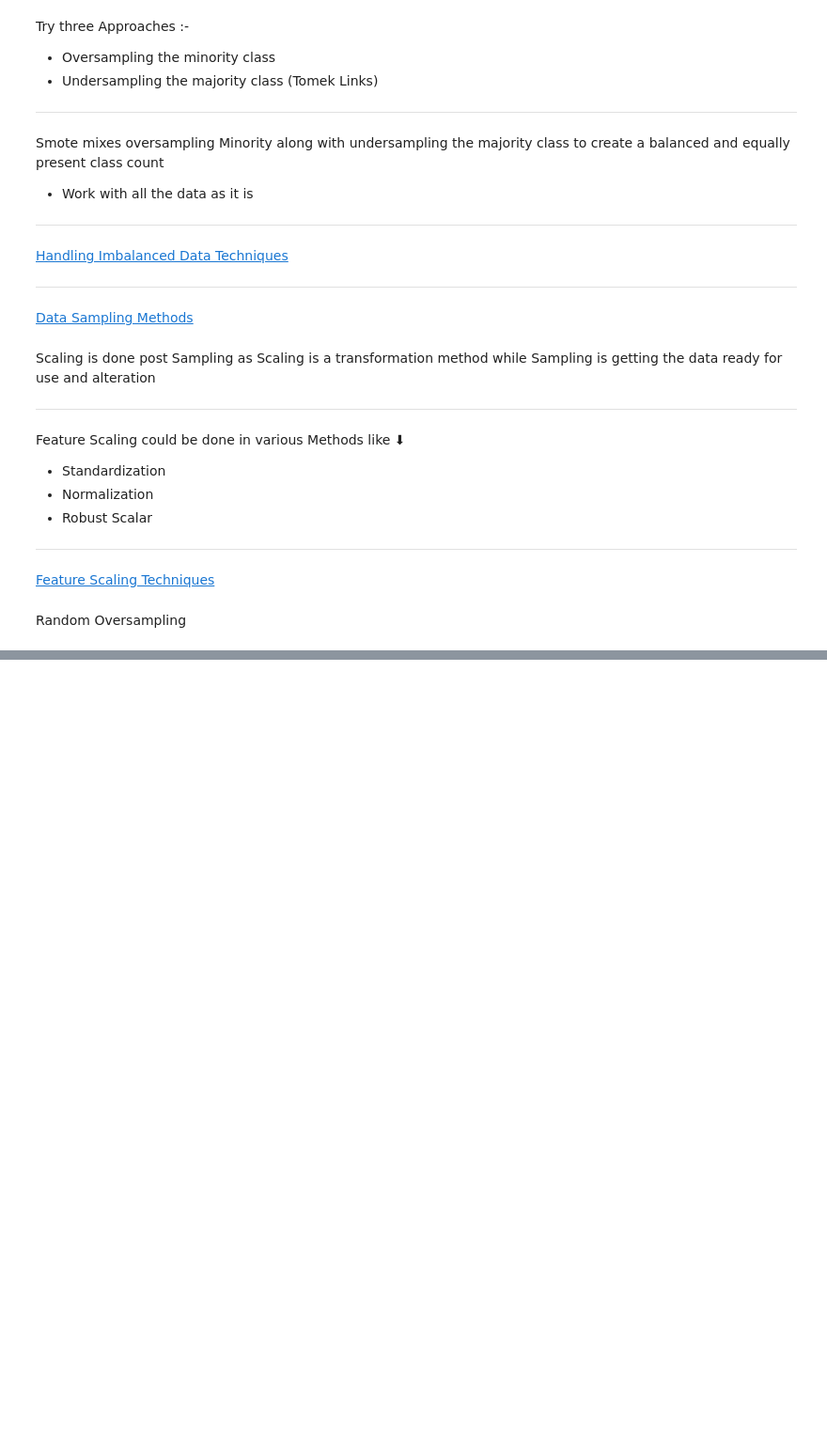
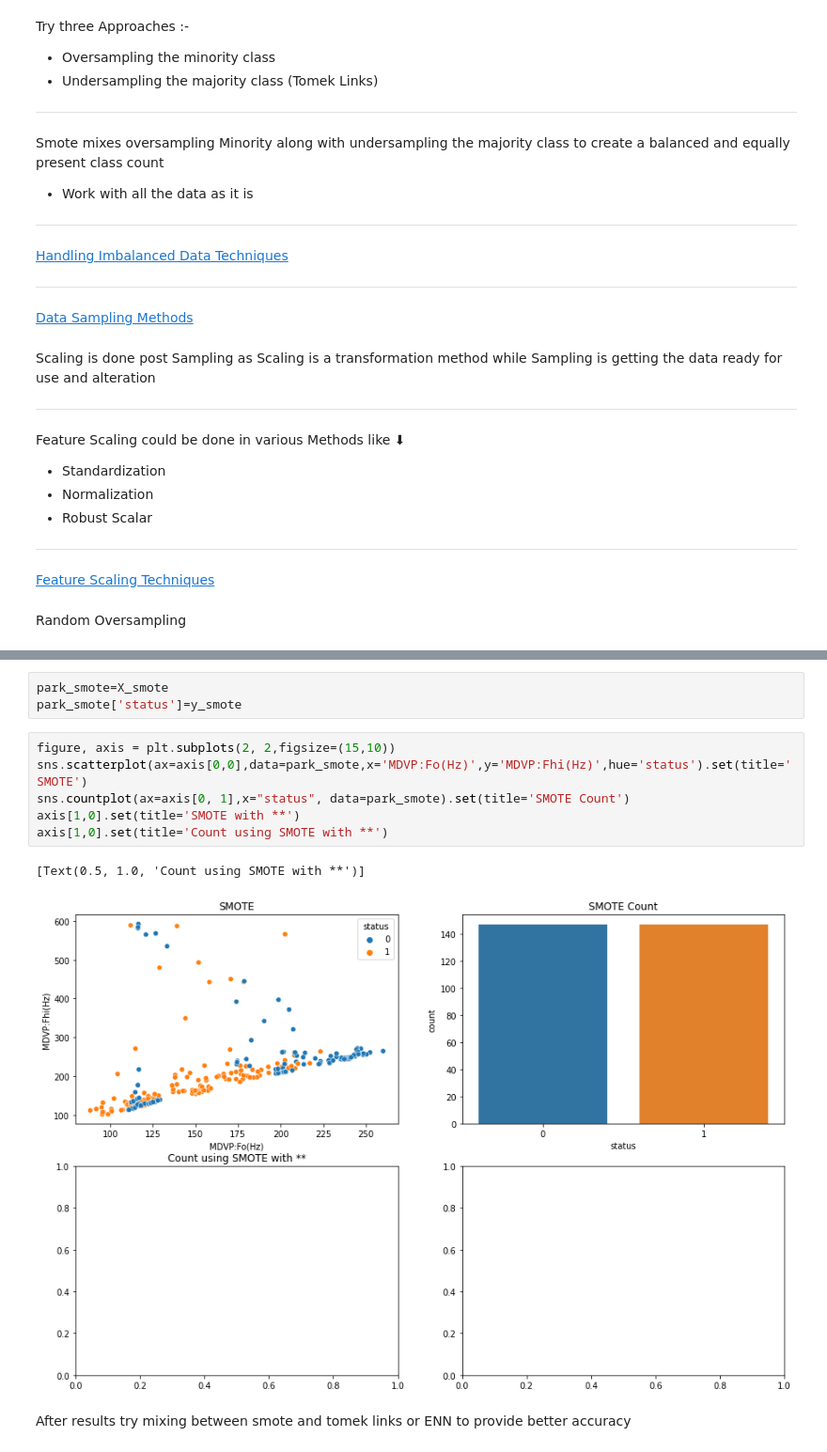
Before and after one commit to Bahaakhalled/Parkinsons-Disease-Classification, a Jupyter notebook: ParkinsonsClassification.ipynb, the cells around one changed output, grey strips where cells are left out. Shown at 94% size. Drawn from its saved outputs; the diff is of its cells as text; blank space fills up the shorter version.

```diff
--- a/ParkinsonsClassification.ipynb
+++ b/ParkinsonsClassification.ipynb
@@ -203,0 +224,14 @@ print('Resampled dataset shape %s' % Counter(y_res))
+# %%
+park_smote=X_smote
+park_smote['status']=y_smote
+# %%
+figure, axis = plt.subplots(2, 2,figsize=(15,10))
+sns.scatterplot(ax=axis[0,0],data=park_smote,x='MDVP:Fo(Hz)',y='MDVP:Fhi(Hz)',hue='status').set(title='SMOTE')
+sns.countplot(ax=axis[0, 1],x="status", data=park_smote).set(title='SMOTE Count')
+axis[1,0].set(title='SMOTE with **')
+axis[1,0].set(title='Count using SMOTE with **')
+# %% [output]
+[Text(0.5, 1.0, 'Count using SMOTE with **')]
+[figure, added]
+# %% [markdown]
+After results try mixing between smote and tomek links or ENN to provide better accuracy
```
Also changed, not shown: parts of 17 cells of this notebook.
